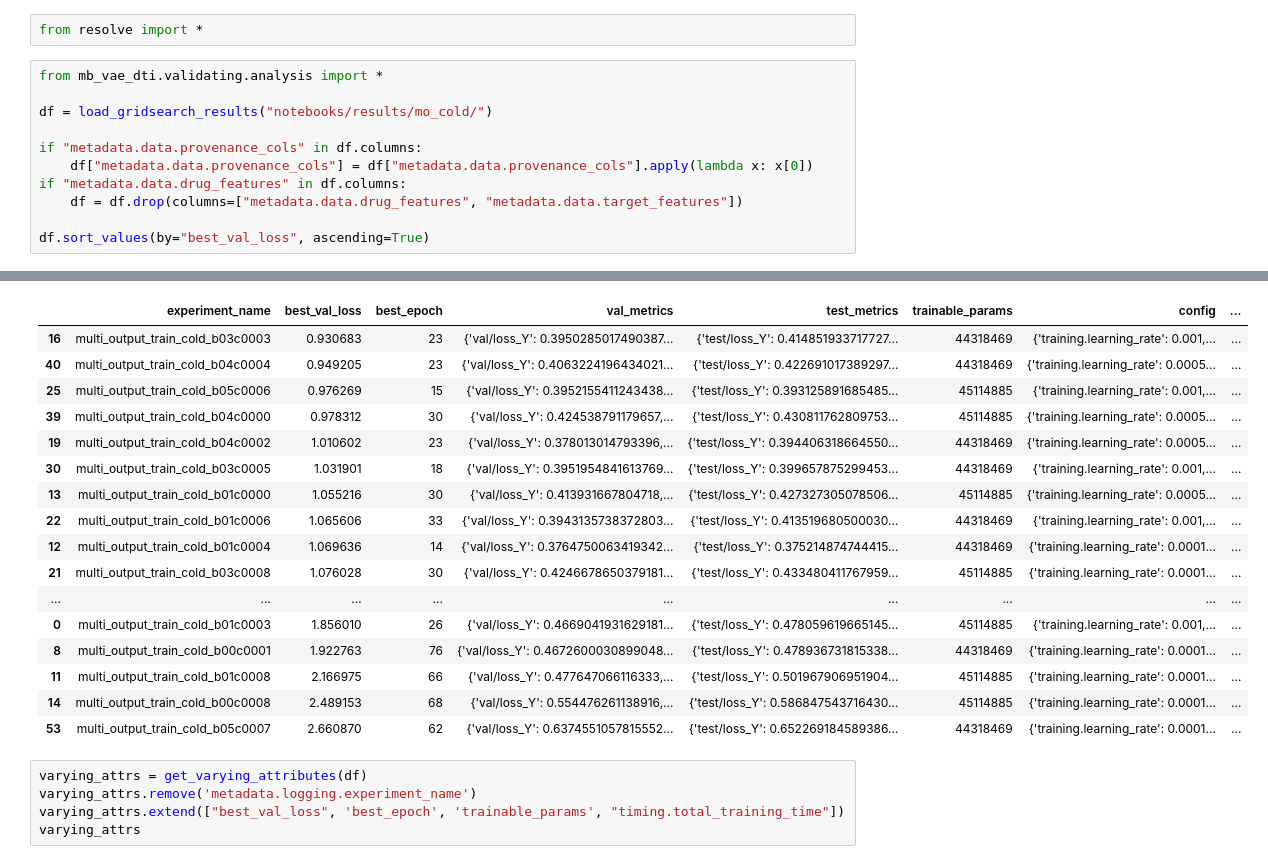
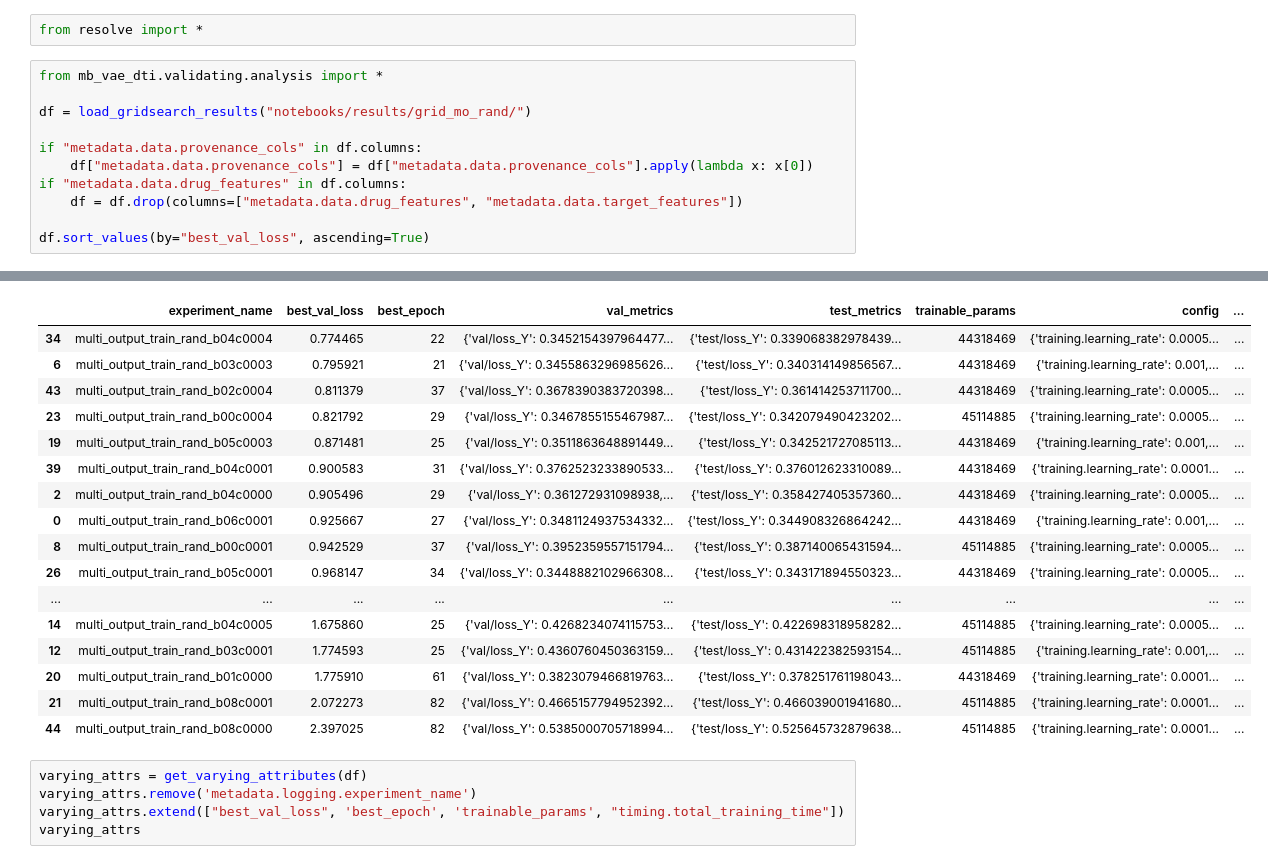
Before and after one commit to robsyc/MB-VAE-DTI, a Jupyter notebook: notebooks/training.ipynb, the cells around one changed output, grey strips where cells are left out. Saved outputs shown, nothing was run; the diff lists cells and outputs as text.

Commit message:
update MO train configs (final)

```diff
--- a/notebooks/training.ipynb
+++ b/notebooks/training.ipynb
@@ -11,7 +11,7 @@ from resolve import *
 # %%
 from mb_vae_dti.validating.analysis import *
 
-df = load_gridsearch_results("notebooks/results/mo_cold/")
+df = load_gridsearch_results("notebooks/results/grid_mo_rand/")
 
 if "metadata.data.provenance_cols" in df.columns:
     df["metadata.data.provenance_cols"] = df["metadata.data.provenance_cols"].apply(lambda x: x[0])
@@ -24,20 +24,20 @@ df.sort_values(by="best_val_loss", ascending=True)
 |  | experiment_name | best_val_loss | best_epoch | val_metrics | test_metrics | trainable_params | config | ... |
-| 16 | multi_output_train_cold_b03c0003 | 0.930683 | 23 | {'val/loss_Y': 0.3950285017490387... | {'test/loss_Y': 0.414851933717727... | 44318469 | {'training.learning_rate': 0.001,... | ... |
-| 40 | multi_output_train_cold_b04c0004 | 0.949205 | 23 | {'val/loss_Y': 0.4063224196434021... | {'test/loss_Y': 0.422691017389297... | 44318469 | {'training.learning_rate': 0.0005... | ... |
-| 25 | multi_output_train_cold_b05c0006 | 0.976269 | 15 | {'val/loss_Y': 0.3952155411243438... | {'test/loss_Y': 0.393125891685485... | 45114885 | {'training.learning_rate': 0.001,... | ... |
-| 39 | multi_output_train_cold_b04c0000 | 0.978312 | 30 | {'val/loss_Y': 0.424538791179657,... | {'test/loss_Y': 0.430811762809753... | 45114885 | {'training.learning_rate': 0.0005... | ... |
-| 19 | multi_output_train_cold_b04c0002 | 1.010602 | 23 | {'val/loss_Y': 0.378013014793396,... | {'test/loss_Y': 0.394406318664550... | 44318469 | {'training.learning_rate': 0.0005... | ... |
-| 30 | multi_output_train_cold_b03c0005 | 1.031901 | 18 | {'val/loss_Y': 0.3951954841613769... | {'test/loss_Y': 0.399657875299453... | 44318469 | {'training.learning_rate': 0.001,... | ... |
-| 13 | multi_output_train_cold_b01c0000 | 1.055216 | 30 | {'val/loss_Y': 0.413931667804718,... | {'test/loss_Y': 0.427327305078506... | 45114885 | {'training.learning_rate': 0.0005... | ... |
-| 22 | multi_output_train_cold_b01c0006 | 1.065606 | 33 | {'val/loss_Y': 0.3943135738372803... | {'test/loss_Y': 0.413519680500030... | 44318469 | {'training.learning_rate': 0.001,... | ... |
-| 12 | multi_output_train_cold_b01c0004 | 1.069636 | 14 | {'val/loss_Y': 0.3764750063419342... | {'test/loss_Y': 0.375214874744415... | 44318469 | {'training.learning_rate': 0.0001... | ... |
-| 21 | multi_output_train_cold_b03c0008 | 1.076028 | 30 | {'val/loss_Y': 0.4246678650379181... | {'test/loss_Y': 0.433480411767959... | 45114885 | {'training.learning_rate': 0.0001... | ... |
+| 34 | multi_output_train_rand_b04c0004 | 0.774465 | 22 | {'val/loss_Y': 0.3452154397964477... | {'test/loss_Y': 0.339068382978439... | 44318469 | {'training.learning_rate': 0.0005... | ... |
+| 6 | multi_output_train_rand_b03c0003 | 0.795921 | 21 | {'val/loss_Y': 0.3455863296985626... | {'test/loss_Y': 0.340314149856567... | 44318469 | {'training.learning_rate': 0.001,... | ... |
+| 43 | multi_output_train_rand_b02c0004 | 0.811379 | 37 | {'val/loss_Y': 0.3678390383720398... | {'test/loss_Y': 0.361414253711700... | 44318469 | {'training.learning_rate': 0.0005... | ... |
+| 23 | multi_output_train_rand_b00c0004 | 0.821792 | 29 | {'val/loss_Y': 0.3467855155467987... | {'test/loss_Y': 0.342079490423202... | 45114885 | {'training.learning_rate': 0.0005... | ... |
+| 19 | multi_output_train_rand_b05c0003 | 0.871481 | 25 | {'val/loss_Y': 0.3511863648891449... | {'test/loss_Y': 0.342521727085113... | 44318469 | {'training.learning_rate': 0.001,... | ... |
+| 39 | multi_output_train_rand_b04c0001 | 0.900583 | 31 | {'val/loss_Y': 0.3762523233890533... | {'test/loss_Y': 0.376012623310089... | 44318469 | {'training.learning_rate': 0.0001... | ... |
+| 2 | multi_output_train_rand_b04c0000 | 0.905496 | 29 | {'val/loss_Y': 0.361272931098938,... | {'test/loss_Y': 0.358427405357360... | 44318469 | {'training.learning_rate': 0.0005... | ... |
+| 0 | multi_output_train_rand_b06c0001 | 0.925667 | 27 | {'val/loss_Y': 0.3481124937534332... | {'test/loss_Y': 0.344908326864242... | 44318469 | {'training.learning_rate': 0.001,... | ... |
+| 8 | multi_output_train_rand_b00c0001 | 0.942529 | 37 | {'val/loss_Y': 0.3952359557151794... | {'test/loss_Y': 0.387140065431594... | 45114885 | {'training.learning_rate': 0.0005... | ... |
+| 26 | multi_output_train_rand_b05c0001 | 0.968147 | 34 | {'val/loss_Y': 0.3448882102966308... | {'test/loss_Y': 0.343171894550323... | 44318469 | {'training.learning_rate': 0.0005... | ... |
 | ... | ... | ... | ... | ... | ... | ... | ... | ... |
-| 0 | multi_output_train_cold_b01c0003 | 1.856010 | 26 | {'val/loss_Y': 0.4669041931629181... | {'test/loss_Y': 0.478059619665145... | 45114885 | {'training.learning_rate': 0.001,... | ... |
-| 8 | multi_output_train_cold_b00c0001 | 1.922763 | 76 | {'val/loss_Y': 0.4672600030899048... | {'test/loss_Y': 0.478936731815338... | 44318469 | {'training.learning_rate': 0.0001... | ... |
-| 11 | multi_output_train_cold_b01c0008 | 2.166975 | 66 | {'val/loss_Y': 0.477647066116333,... | {'test/loss_Y': 0.501967906951904... | 45114885 | {'training.learning_rate': 0.0001... | ... |
-| 14 | multi_output_train_cold_b00c0008 | 2.489153 | 68 | {'val/loss_Y': 0.554476261138916,... | {'test/loss_Y': 0.586847543716430... | 45114885 | {'training.learning_rate': 0.0001... | ... |
-| 53 | multi_output_train_cold_b05c0007 | 2.660870 | 62 | {'val/loss_Y': 0.6374551057815552... | {'test/loss_Y': 0.652269184589386... | 44318469 | {'training.learning_rate': 0.0001... | ... |
+| 14 | multi_output_train_rand_b04c0005 | 1.675860 | 25 | {'val/loss_Y': 0.4268234074115753... | {'test/loss_Y': 0.422698318958282... | 45114885 | {'training.learning_rate': 0.0005... | ... |
+| 12 | multi_output_train_rand_b03c0001 | 1.774593 | 25 | {'val/loss_Y': 0.4360760450363159... | {'test/loss_Y': 0.431422382593154... | 45114885 | {'training.learning_rate': 0.001,... | ... |
+| 20 | multi_output_train_rand_b01c0000 | 1.775910 | 61 | {'val/loss_Y': 0.3823079466819763... | {'test/loss_Y': 0.378251761198043... | 44318469 | {'training.learning_rate': 0.0001... | ... |
+| 21 | multi_output_train_rand_b08c0001 | 2.072273 | 82 | {'val/loss_Y': 0.4665157794952392... | {'test/loss_Y': 0.466039001941680... | 45114885 | {'training.learning_rate': 0.0001... | ... |
+| 44 | multi_output_train_rand_b08c0000 | 2.397025 | 82 | {'val/loss_Y': 0.5385000705718994... | {'test/loss_Y': 0.525645732879638... | 45114885 | {'training.learning_rate': 0.0001... | ... |
 # %%
 varying_attrs = get_varying_attributes(df)
 varying_attrs.remove('metadata.logging.experiment_name')
```
Also changed, not shown: parts of 1 cell of this notebook, 2 other files.
